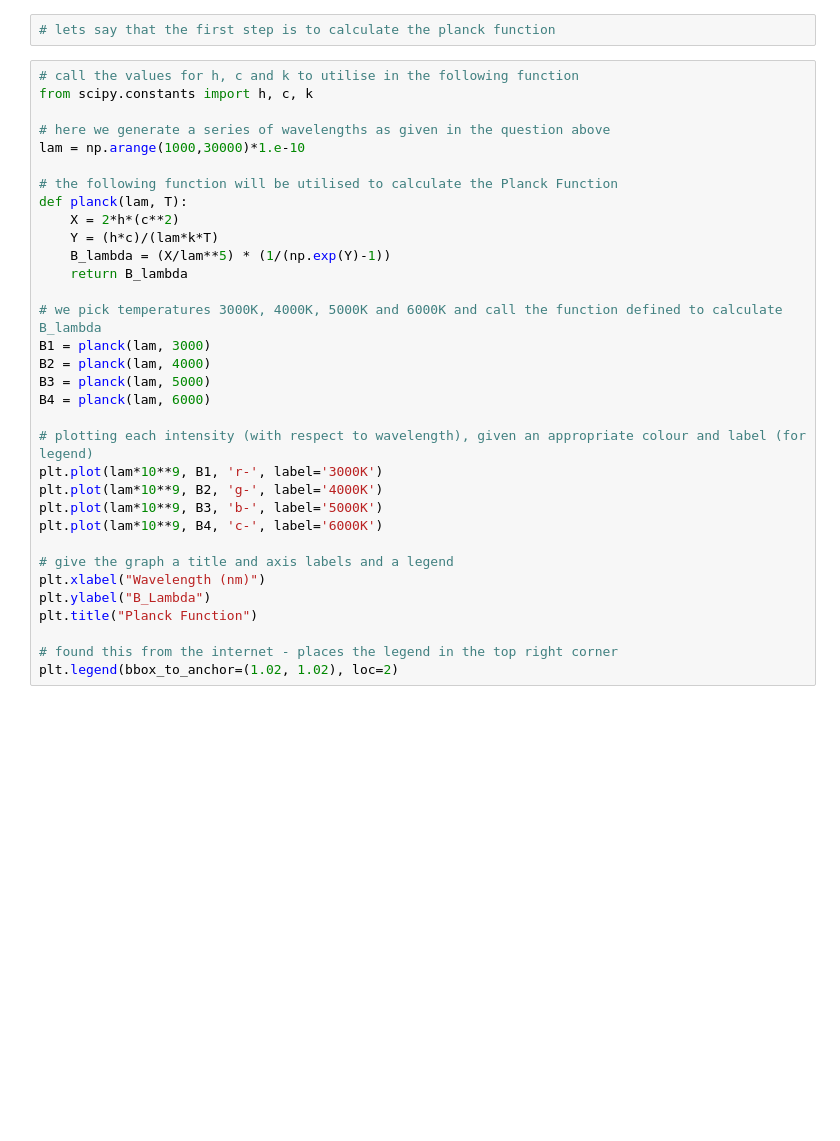
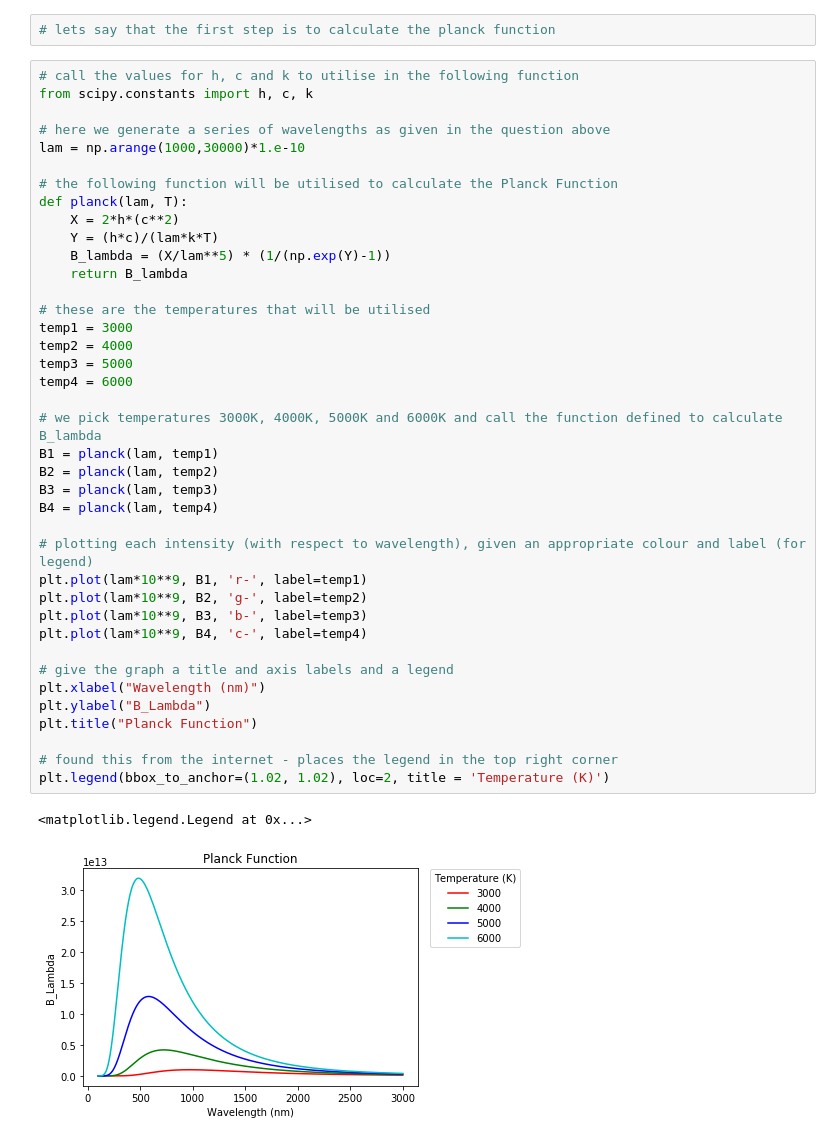
Before and after one commit to JocelynWare/Data-Pipeline, a Jupyter notebook: Step_1_Test.ipynb, the cells around one changed output. Drawn from its saved outputs; the diff is of its cells as text; blank space fills up the shorter version.

```diff
--- a/Step_1_Test.ipynb
+++ b/Step_1_Test.ipynb
@@ -18,33 +18,42 @@ import scipy.constants
 # %%
 # call the values for h, c and k to utilise in the following function
 from scipy.constants import h, c, k
 
 # here we generate a series of wavelengths as given in the question above
 lam = np.arange(1000,30000)*1.e-10
 
 # the following function will be utilised to calculate the Planck Function
 def planck(lam, T):
     X = 2*h*(c**2)
     Y = (h*c)/(lam*k*T)
     B_lambda = (X/lam**5) * (1/(np.exp(Y)-1))
     return B_lambda
 
+# these are the temperatures that will be utilised
+temp1 = 3000
+temp2 = 4000
+temp3 = 5000
+temp4 = 6000
+
 # we pick temperatures 3000K, 4000K, 5000K and 6000K and call the function defined to calculate B_lambda
-B1 = planck(lam, 3000)
-B2 = planck(lam, 4000)
-B3 = planck(lam, 5000)
-B4 = planck(lam, 6000)
+B1 = planck(lam, temp1)
+B2 = planck(lam, temp2)
+B3 = planck(lam, temp3)
+B4 = planck(lam, temp4)
 
 # plotting each intensity (with respect to wavelength), given an appropriate colour and label (for legend)
-plt.plot(lam*10**9, B1, 'r-', label='3000K')
-plt.plot(lam*10**9, B2, 'g-', label='4000K')
-plt.plot(lam*10**9, B3, 'b-', label='5000K')
-plt.plot(lam*10**9, B4, 'c-', label='6000K')
+plt.plot(lam*10**9, B1, 'r-', label=temp1)
+plt.plot(lam*10**9, B2, 'g-', label=temp2)
+plt.plot(lam*10**9, B3, 'b-', label=temp3)
+plt.plot(lam*10**9, B4, 'c-', label=temp4)
 
 # give the graph a title and axis labels and a legend
 plt.xlabel("Wavelength (nm)")
 plt.ylabel("B_Lambda")
 plt.title("Planck Function")
 
 # found this from the internet - places the legend in the top right corner
-plt.legend(bbox_to_anchor=(1.02, 1.02), loc=2)
+plt.legend(bbox_to_anchor=(1.02, 1.02), loc=2, title = 'Temperature (K)')
+# %% [output]
+<matplotlib.legend.Legend at 0x...>
+[figure, added]
```
Also changed, not shown: 1 other file.
